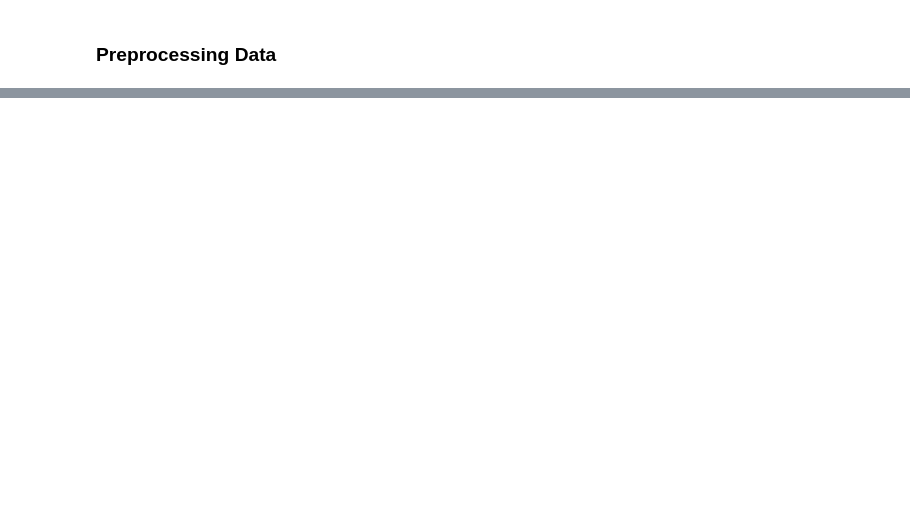
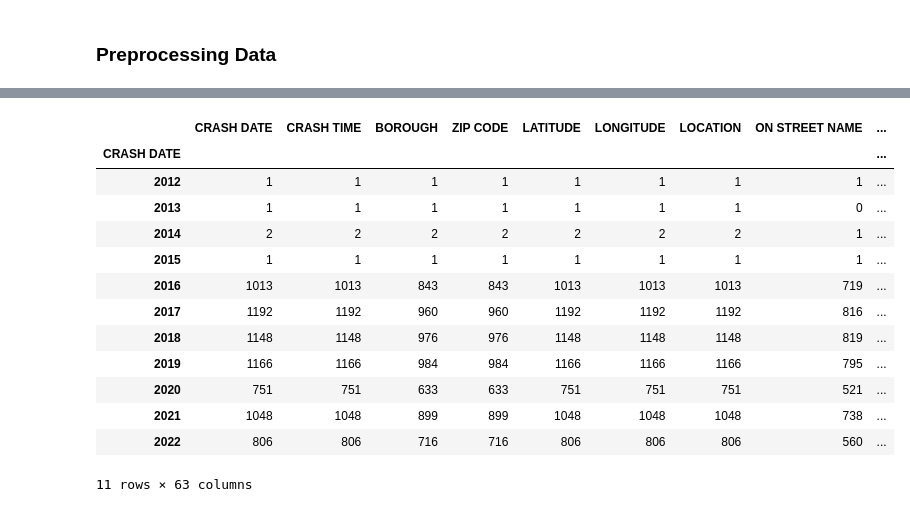
Before and after one commit to rtealwitter/OpenStreets, a Jupyter notebook: wrangle_data.ipynb, the cells around one changed output, grey strips where cells are left out. Cells and saved outputs as stored; diff of their text form; code cells hidden in the pictures; blank space fills up the shorter version.

```diff
--- a/wrangle_data.ipynb
+++ b/wrangle_data.ipynb
@@ -39,7 +56,7 @@ df_collisions = pd.read_csv(filename_collisions).dropna(subset=['LATITUDE', 'LON
 # %%
-mask = df_collisions['BOROUGH'].str.contains('bike') # placeholder
+mask = collisions['BOROUGH'].str.contains('bike') # placeholder
 for i in [1,2,3,4,5]:
-    mask = mask | df_collisions[f'VEHICLE TYPE CODE {i}'].str.contains('bike', case=False)
+    mask = mask | collisions[f'VEHICLE TYPE CODE {i}'].str.contains('bike', case=False)
 
 # Restrict to collisions involving bikes
-df_restricted = df_collisions.loc[mask]
+collisions = collisions.loc[mask]
@@ -75,0 +63,27 @@ df_restricted
+# %%
+collisions = gpd.GeoDataFrame(collisions, geometry=gpd.points_from_xy(collisions.LONGITUDE, collisions.LATITUDE))
+# %%
+collisions.sjoin(filter)
+if 'index_right' in collisions.columns:
+    collisions.drop(columns=['index_right'], inplace=True)
+# %%
+collisions = collisions.sjoin_nearest(infrastructure, max_distance=0.0001)
+# %%
+collisions['CRASH DATE'] = pd.to_datetime(collisions['CRASH DATE'])
+collisions.groupby([collisions['CRASH DATE'].dt.year]).count()
+## So let's start in 2016!
+# %% [output]
+|  | CRASH DATE | CRASH TIME | BOROUGH | ZIP CODE | LATITUDE | LONGITUDE | LOCATION | ON STREET NAME | ... |
+| CRASH DATE |  |  |  |  |  |  |  |  | ... |
+| 2012 | 1 | 1 | 1 | 1 | 1 | 1 | 1 | 1 | ... |
+| 2013 | 1 | 1 | 1 | 1 | 1 | 1 | 1 | 0 | ... |
+| 2014 | 2 | 2 | 2 | 2 | 2 | 2 | 2 | 1 | ... |
+| 2015 | 1 | 1 | 1 | 1 | 1 | 1 | 1 | 1 | ... |
+| 2016 | 1013 | 1013 | 843 | 843 | 1013 | 1013 | 1013 | 719 | ... |
+| 2017 | 1192 | 1192 | 960 | 960 | 1192 | 1192 | 1192 | 816 | ... |
+| 2018 | 1148 | 1148 | 976 | 976 | 1148 | 1148 | 1148 | 819 | ... |
+| 2019 | 1166 | 1166 | 984 | 984 | 1166 | 1166 | 1166 | 795 | ... |
+| 2020 | 751 | 751 | 633 | 633 | 751 | 751 | 751 | 521 | ... |
+| 2021 | 1048 | 1048 | 899 | 899 | 1048 | 1048 | 1048 | 738 | ... |
+| 2022 | 806 | 806 | 716 | 716 | 806 | 806 | 806 | 560 | ... |
+11 rows × 63 columns
```
Also changed, not shown: parts of 21 cells of this notebook.
